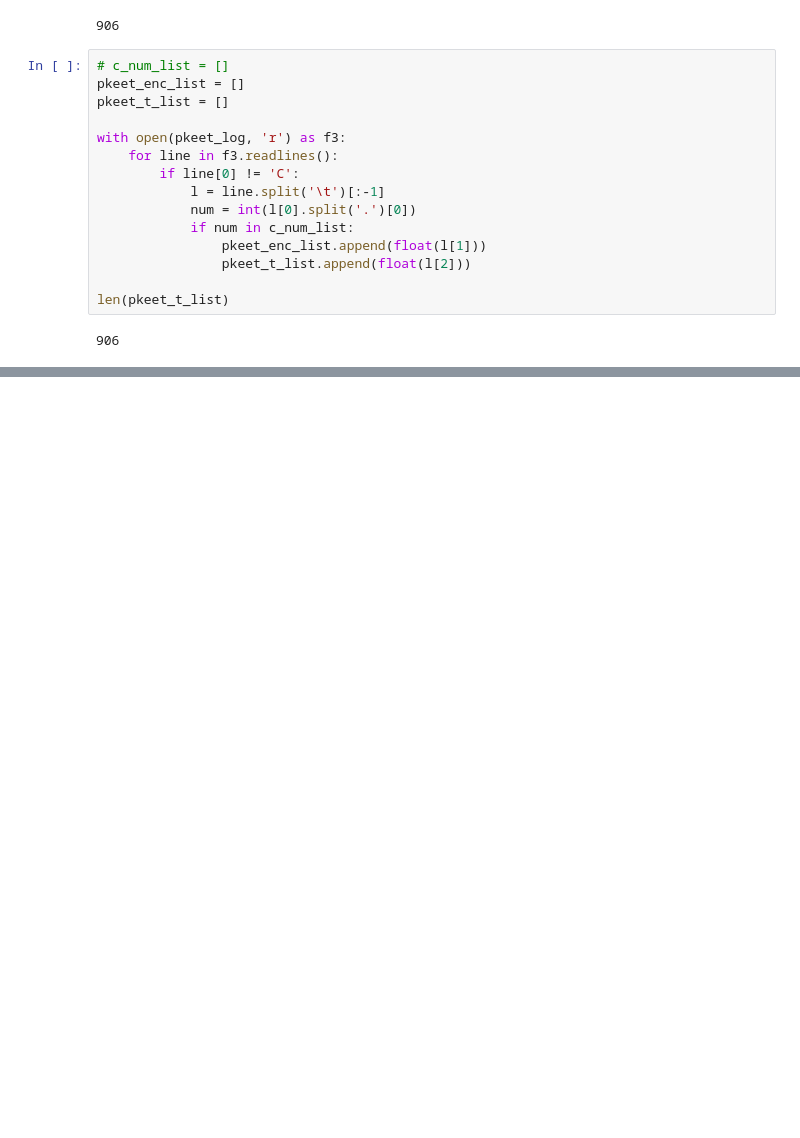
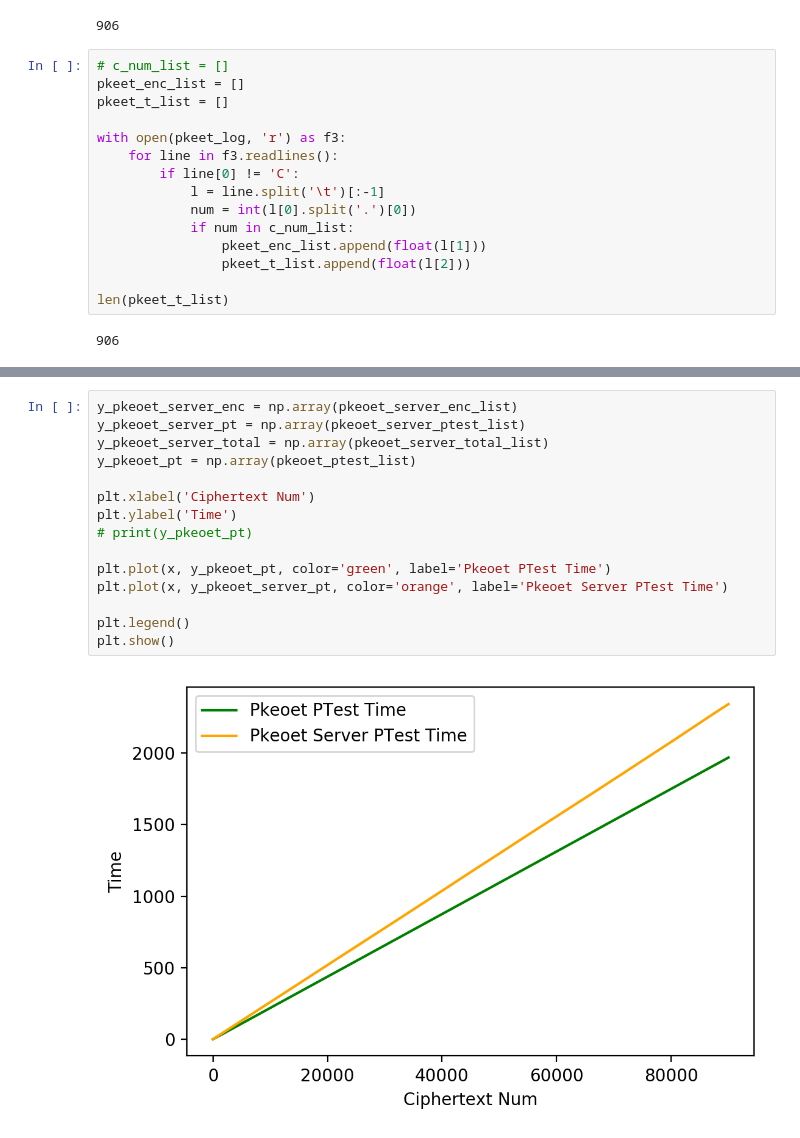
Before and after one commit to Nickzhong789/PKEOET, a Jupyter notebook: plot.ipynb, the cells around one changed output, grey strips where cells are left out. Drawn from its saved outputs; the diff is of its cells as text; blank space fills up the shorter version.

```diff
--- a/plot.ipynb
+++ b/plot.ipynb
@@ -111,0 +130,17 @@ plt.show()
+# %%
+y_pkeoet_server_enc = np.array(pkeoet_server_enc_list)
+y_pkeoet_server_pt = np.array(pkeoet_server_ptest_list)
+y_pkeoet_server_total = np.array(pkeoet_server_total_list)
+y_pkeoet_pt = np.array(pkeoet_ptest_list)
+
+plt.xlabel('Ciphertext Num')
+plt.ylabel('Time')
+# print(y_pkeoet_pt)
+
+plt.plot(x, y_pkeoet_pt, color='green', label='Pkeoet PTest Time')
+plt.plot(x, y_pkeoet_server_pt, color='orange', label='Pkeoet Server PTest Time')
+
+plt.legend()
+plt.show()
+# %% [output]
+[figure, added]
```
Also changed, not shown: parts of 6 cells of this notebook, 4 other files.
